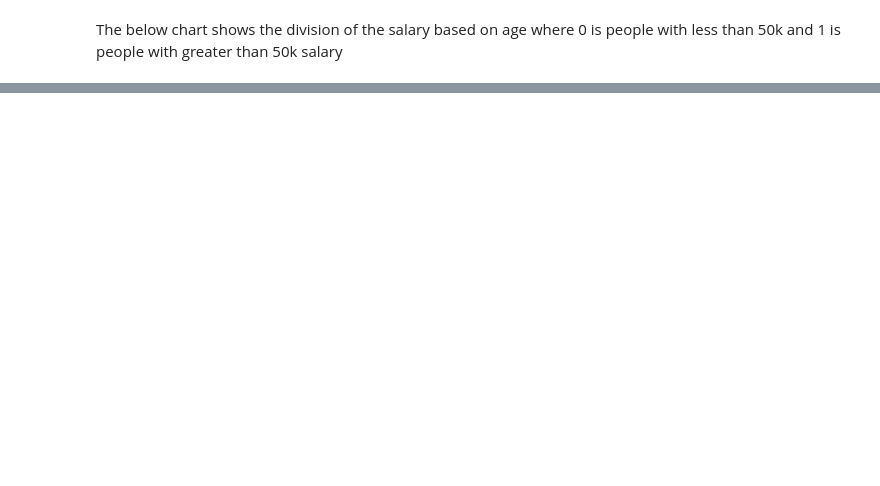
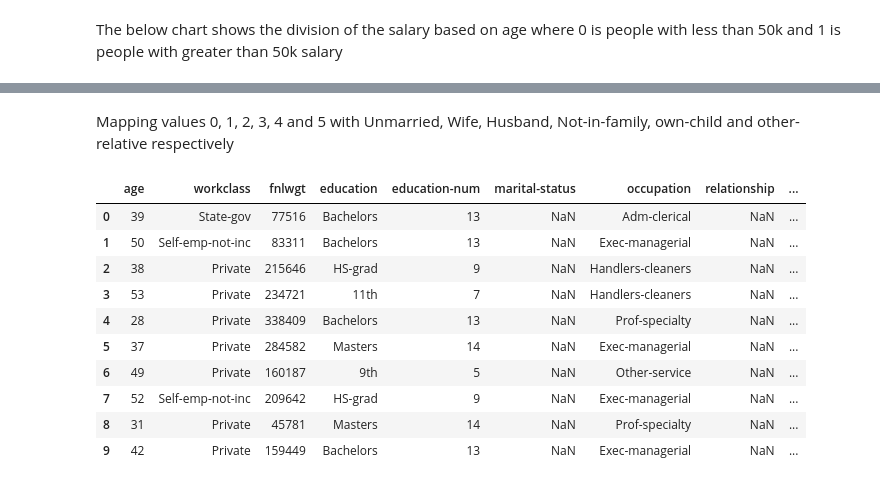
Before and after one commit to gkunal8019/Adult-Census-Income-Prediction, a Jupyter notebook: Adult_Census_Income_Prediction.ipynb, the cells around one changed output, grey strips where cells are left out. Cells and saved outputs as stored; diff of their text form; code cells hidden in the pictures; blank space fills up the shorter version.

```diff
--- a/Adult_Census_Income_Prediction.ipynb
+++ b/Adult_Census_Income_Prediction.ipynb
@@ -168,0 +276,20 @@ The below chart shows the division of the salary based on age where 0 is people
+# %% [markdown]
+Mapping values 0, 1, 2, 3, 4 and 5 with Unmarried, Wife, Husband, Not-in-family, own-child and other-relative respectively
+# %%
+relationship_map = {'Unmarried':0,'Wife':1,'Husband':2,'Not-in-family':3,'Own-child':4,'Other-relative':5}
+
+df['relationship'] = df['relationship'].map(relationship_map)
+
+df.head(10)
+# %% [output]
+|  | age | workclass | fnlwgt | education | education-num | marital-status | occupation | relationship | ... |
+| 0 | 39 | State-gov | 77516 | Bachelors | 13 | NaN | Adm-clerical | NaN | ... |
+| 1 | 50 | Self-emp-not-inc | 83311 | Bachelors | 13 | NaN | Exec-managerial | NaN | ... |
+| 2 | 38 | Private | 215646 | HS-grad | 9 | NaN | Handlers-cleaners | NaN | ... |
+| 3 | 53 | Private | 234721 | 11th | 7 | NaN | Handlers-cleaners | NaN | ... |
+| 4 | 28 | Private | 338409 | Bachelors | 13 | NaN | Prof-specialty | NaN | ... |
+| 5 | 37 | Private | 284582 | Masters | 14 | NaN | Exec-managerial | NaN | ... |
+| 6 | 49 | Private | 160187 | 9th | 5 | NaN | Other-service | NaN | ... |
+| 7 | 52 | Self-emp-not-inc | 209642 | HS-grad | 9 | NaN | Exec-managerial | NaN | ... |
+| 8 | 31 | Private | 45781 | Masters | 14 | NaN | Prof-specialty | NaN | ... |
+| 9 | 42 | Private | 159449 | Bachelors | 13 | NaN | Exec-managerial | NaN | ... |
```
Also changed, not shown: parts of 24 cells of this notebook.
